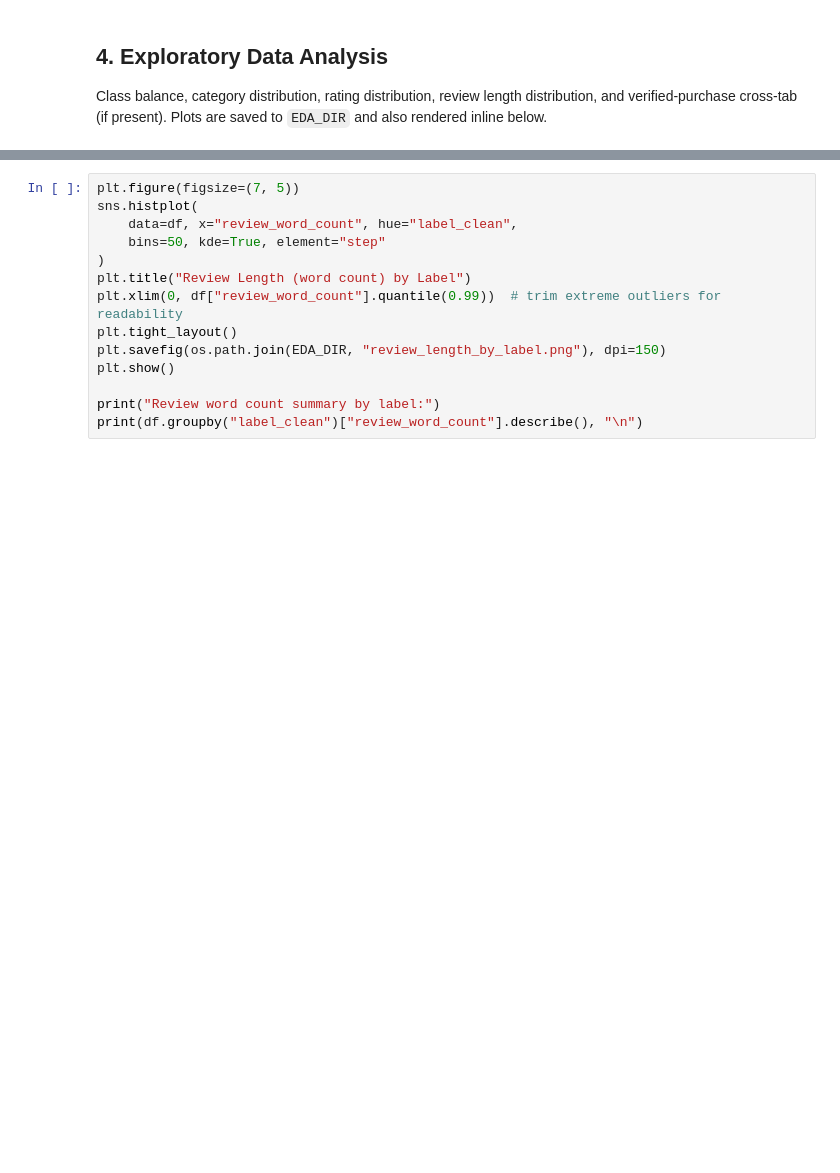
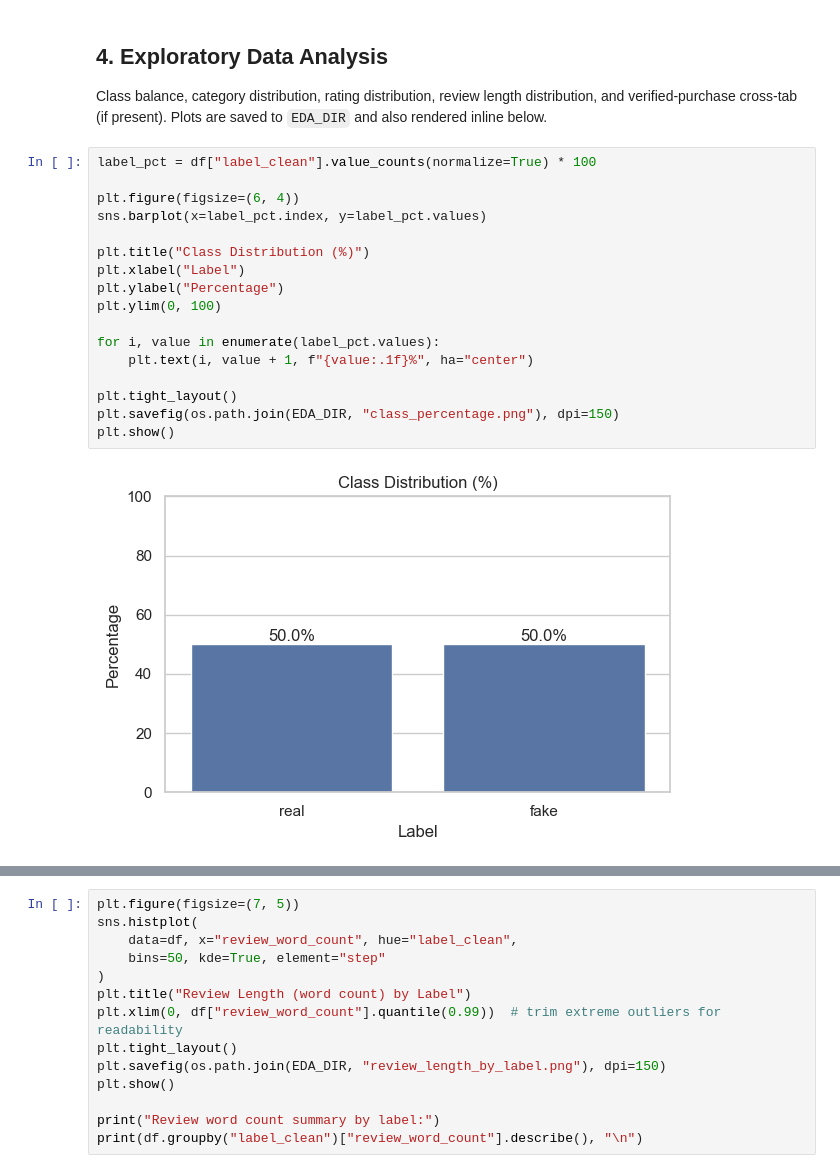
Before and after one commit to sankajithdjinasena/Review-Real-Fake-Classifier, a Jupyter notebook: 01_fake_reviews_clean_eda.ipynb, the cells around one changed output, grey strips where cells are left out. Saved outputs shown, nothing was run; the diff lists cells and outputs as text; blank space fills up the shorter version.

```diff
--- a/01_fake_reviews_clean_eda.ipynb
+++ b/01_fake_reviews_clean_eda.ipynb
@@ -178,3 +133,22 @@ Rows removed:         27
 ## 4. Exploratory Data Analysis
 
 Class balance, category distribution, rating distribution, review length distribution, and verified-purchase cross-tab (if present). Plots are saved to `EDA_DIR` and also rendered inline below.
+# %%
+label_pct = df["label_clean"].value_counts(normalize=True) * 100
+
+plt.figure(figsize=(6, 4))
+sns.barplot(x=label_pct.index, y=label_pct.values)
+
+plt.title("Class Distribution (%)")
+plt.xlabel("Label")
+plt.ylabel("Percentage")
+plt.ylim(0, 100)
+
+for i, value in enumerate(label_pct.values):
+    plt.text(i, value + 1, f"{value:.1f}%", ha="center")
+
+plt.tight_layout()
+plt.savefig(os.path.join(EDA_DIR, "class_percentage.png"), dpi=150)
+plt.show()
+# %% [output]
+[figure, added]
```
Also changed, not shown: parts of 16 cells of this notebook, 18 other files.
